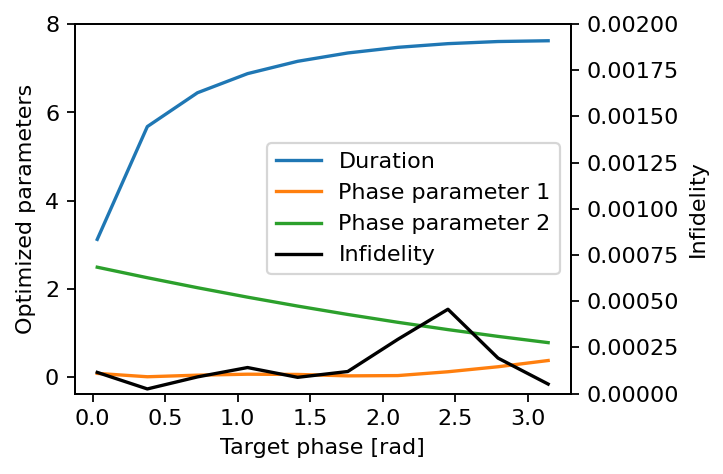
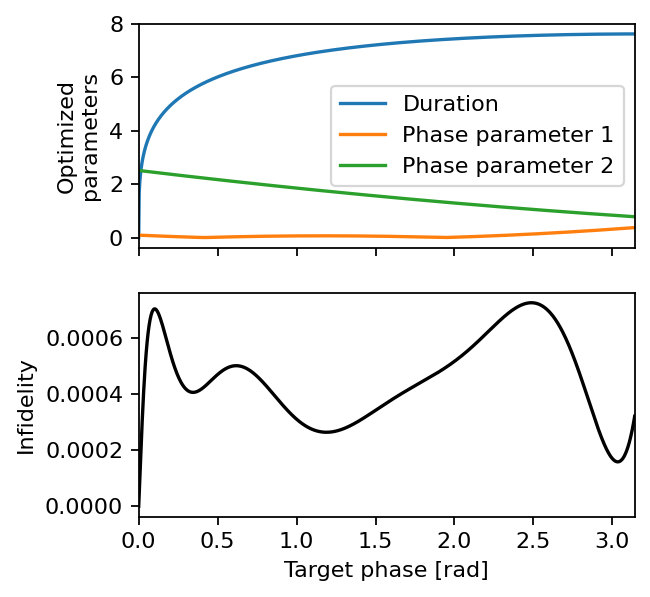
Unified diff of the notebook cell whose output changed from the first chart to the second:
--- before
+++ after
@@ -1,31 +1,37 @@
-phases = np.linspace(0.01, 1, 10) * np.pi
+phases = np.linspace(0, 1, 1000) * np.pi
 durations = []
 parameters = []
 infidelities = []
 
-pulse = pulse_family.pulse_ansatz
-for phase in tqdm(phases):
+
[email redacted]
+def analyze_phase(
+    phase: float, family_params: ro.pulses.PulseFamilyParams
+) -> tuple[float, jax.Array, float]:
+    pulse = pulse_family.pulse_ansatz
+    params = pulse_family.generate_pulse_params(family_params, phase)
     gate = ro.gates.TwoQubitGate(
         phi=None,
         theta=phase,
         Vnn=float("inf"),
-        decay=0.0,
+        decay=0,
     )
-    params = pulse_family.generate_pulse_params(optimized_family_params, phase)
-    infidelity, _, _ = ro.characterization.analyze_gate(gate, pulse, params, tol=1e-3)
-    durations.append(params.duration)
-    parameters.append(params.phase_params)
-    infidelities.append(abs(infidelity))
+    infidelity = 1 - ro.simulation.process_fidelity(gate, pulse, params)
+    return params.duration[0], params.phase_params, infidelity
 
-fig, ax1 = plt.subplots(figsize=(4, 3), dpi=160)
-ax2 = ax1.twinx()
+
+for phase in phases:
+    duration, phase_params, infidelity = analyze_phase(phase, optimized_family_params)
+    durations.append(float(duration))
+    parameters.append(np.asarray(phase_params))
+    infidelities.append(float(infidelity))
+
+fig, (ax1, ax2) = plt.subplots(2, 1, sharex=True, figsize=(4, 4), dpi=160)
 ax1.plot(phases, durations, label="Duration")
 ax1.plot(phases, np.abs(parameters), label=[f"Phase parameter {i + 1}" for i in range(2)])
-ax1.set_xlabel("Target phase [rad]")
-ax1.set_ylabel("Optimized parameters")
-ax2.plot(phases, infidelities, "k-", label="Infidelity")
-ax2.set_ylim(0, 2e-3)
+ax1.set_ylabel("Optimized\nparameters")
+ax1.legend(loc="center right")
+ax2.plot(phases, infidelities, "k-")
+ax2.set_xlim(phases[0], phases[-1])
 ax2.set_ylabel("Infidelity")
-handles1, labels1 = ax1.get_legend_handles_labels()
-handles2, labels2 = ax2.get_legend_handles_labels()
-ax2.legend(handles1 + handles2, labels1 + labels2, loc="center right");
+ax2.set_xlabel("Target phase [rad]");

Commit: Evaluate the gate family on a finer grid in the  notebook